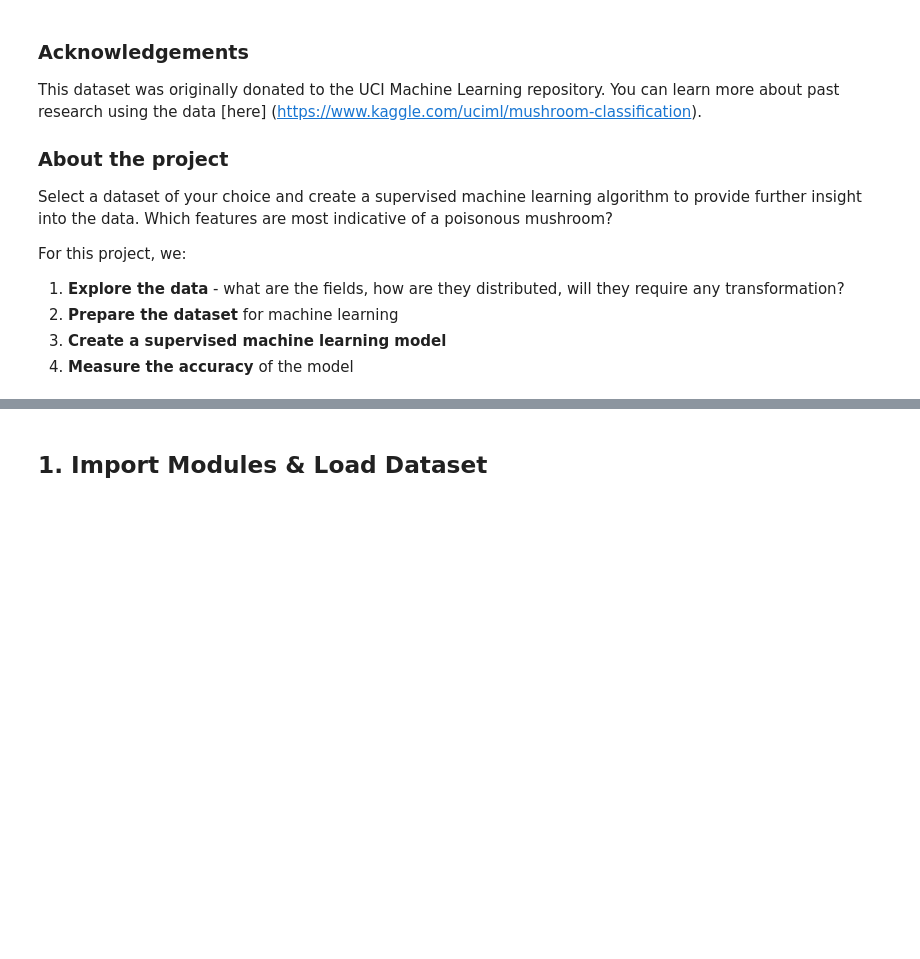
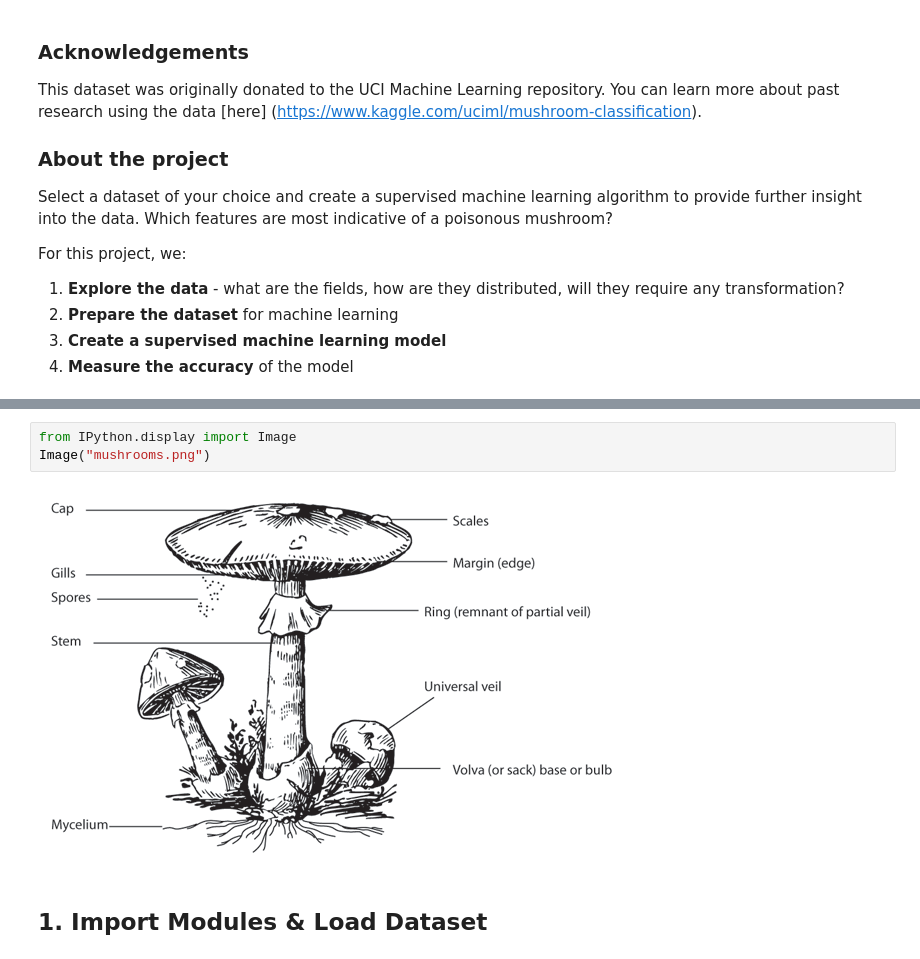
Before and after one commit to lara-sj/TDADS-assignments, a Jupyter notebook: Mushroom Classification - Supervised ML.ipynb, the cells around one changed output, grey strips where cells are left out. Drawn from its saved outputs; the diff is of its cells as text; blank space fills up the shorter version.

Commit message:
add mushroom anatomy diagram

```diff
--- a/Mushroom Classification - Supervised ML.ipynb
+++ b/Mushroom Classification - Supervised ML.ipynb
@@ -51,6 +51,11 @@ For this project, we:
 | spore-print-color | spore print color | cobwebby=c, evanescent=e, flaring=f, large=l, none=n, pendant=p, sheathing=s, zone=z |
 | population | population | abundant=a, clustered=c, numerous=n, scattered=s, several=v, solitary=y |
 | habitat | where does it grow | grasses=g, leaves=l, meadows=m, paths=p, urban=u, waste=w, woods=d |
+# %%
+from IPython.display import Image
+Image("mushrooms.png")
+# %% [output]
+[figure, added]
 # %% [markdown]
 ## 1. Import Modules & Load Dataset
 # %%
```
Also changed, not shown: parts of 3 cells of this notebook.
